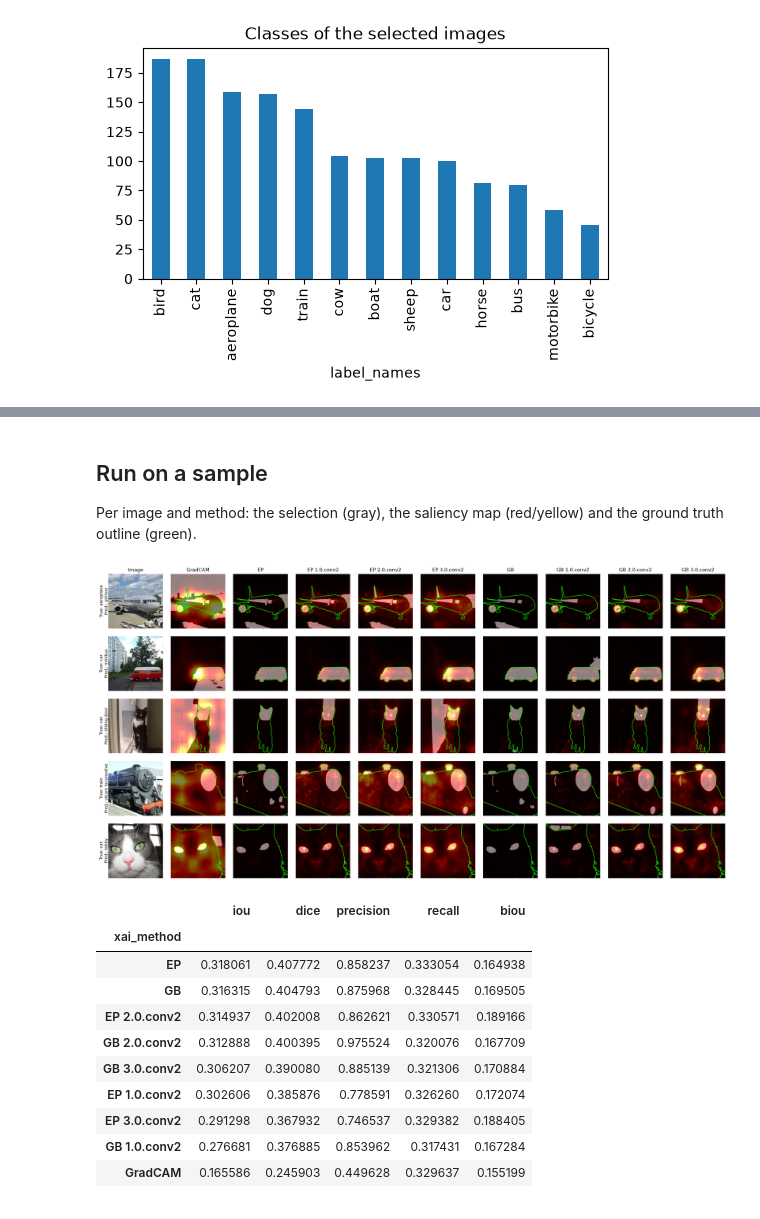
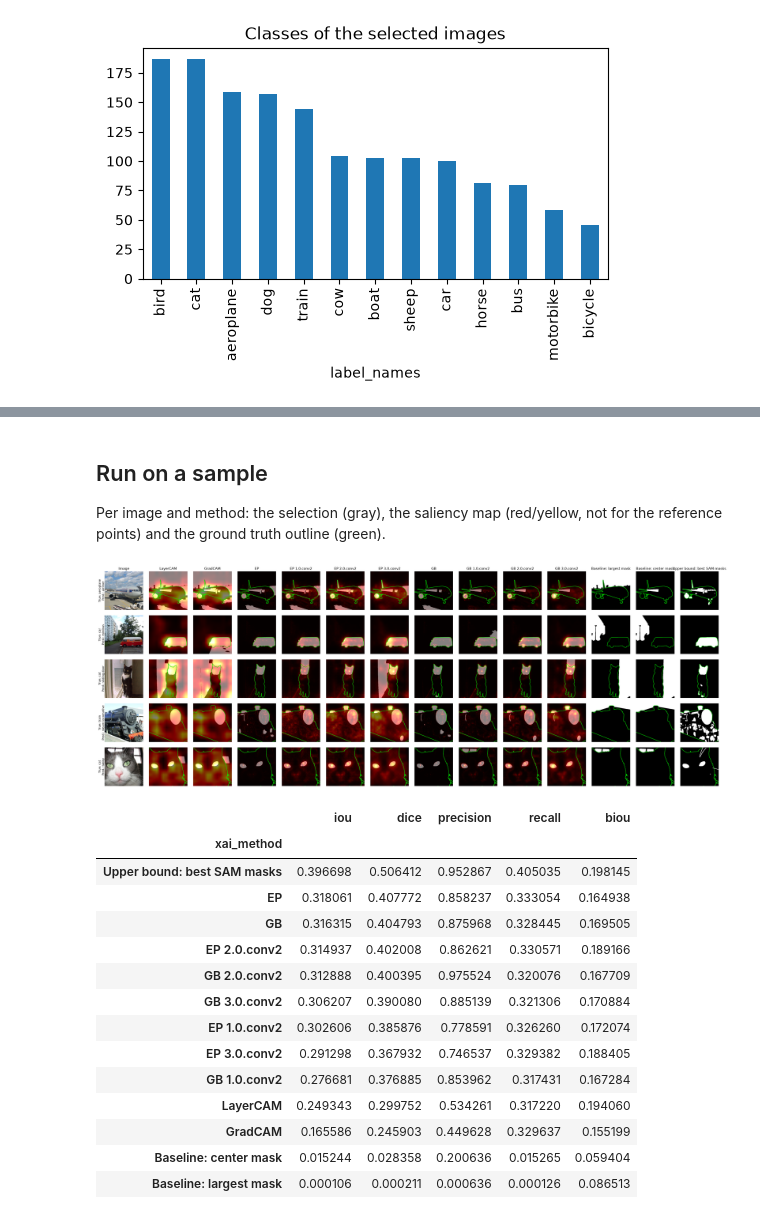
Before and after one commit to EagleEyeElite/image-subject-selection, a Jupyter notebook: notebooks/evaluation.ipynb, the cells around one changed output, grey strips where cells are left out. Cells and saved outputs as stored; diff of their text form; code cells hidden in the pictures.

```diff
--- a/notebooks/evaluation.ipynb
+++ b/notebooks/evaluation.ipynb
@@ -51,21 +52,4 @@ EP = LRP with the Epsilon-Plus rule, GB = Epsilon-Gamma-Box; with a layer name t
 # %%
-def lrp(composite, layer=None):
-    return LRP(resnet, composite(canonizers=[SequentialMergeBatchNorm()]), layer)
-
-epsilon_plus = EpsilonPlus
-gamma_box = lambda canonizers: EpsilonGammaBox(low=-3, high=3, canonizers=canonizers)
-
-xai_methods = {
-    "GradCAM": GradCAM(resnet, resnet.layer4),
-    "EP": lrp(epsilon_plus),
-    **{f"EP {layer}": lrp(epsilon_plus, f"layer{layer}") for layer in ("1.0.conv2", "2.0.conv2", "3.0.conv2")},
-    "GB": lrp(gamma_box),
-    **{f"GB {layer}": lrp(gamma_box, f"layer{layer}") for layer in ("1.0.conv2", "2.0.conv2", "3.0.conv2")},
-}
-
-metrics = {
-    "iou": IoU(), "precision": Precision(), "recall": Recall(), "f1": F1Score(), "dice": DiceCoefficient(),
-    "biou": BoundaryIoU(dilation_radius=3), "asd": AverageSurfaceDistance(),
-    "assd": AverageSymmetricSurfaceDistance(dilation_radius=3), "hd": HausdorffDistance(),
-    "nsd": NormalizedSurfaceDistance(),
-}
+xai_methods = default_xai_methods(resnet)
+metrics = default_metrics()
+list(xai_methods)
@@ -72,7 +67,8 @@ metrics = {
 # %% [markdown]
 ## Run on a sample
 
-Per image and method: the selection (gray), the saliency map (red/yellow) and the ground truth outline (green).
+Per image and method: the selection (gray), the saliency map (red/yellow, not for the reference points) and the
+ground truth outline (green).
 # %%
 evaluator = Evaluator(resnet, sam, xai_methods, metrics)
 sample = random.sample(list(candidates["dataset_idx"]), N_SAMPLES)
@@ -80,13 +76,15 @@ sample = random.sample(list(candidates["dataset_idx"]), N_SAMPLES)
 outputs = [evaluator(*pascal[idx], idx) for idx in sample]
 plotting.evaluation_grid(outputs);
 # %% [output]
-[figure, old version]
+[figure, new version]
 # %%
+COLUMNS = ["iou", "dice", "precision", "recall", "biou"]
 results = evaluator.results
-results.groupby("xai_method")[["iou", "dice", "precision", "recall", "biou"]].mean().sort_values("iou", ascending=False)
+results.groupby("xai_method")[COLUMNS].mean().sort_values("iou", ascending=False)
 # %% [output]
 |  | iou | dice | precision | recall | biou |
 | xai_method |  |  |  |  |  |
+| Upper bound: best SAM masks | 0.396698 | 0.506412 | 0.952867 | 0.405035 | 0.198145 |
 | EP | 0.318061 | 0.407772 | 0.858237 | 0.333054 | 0.164938 |
 | GB | 0.316315 | 0.404793 | 0.875968 | 0.328445 | 0.169505 |
 | EP 2.0.conv2 | 0.314937 | 0.402008 | 0.862621 | 0.330571 | 0.189166 |
@@ -95,7 +93,10 @@ results.groupby("xai_method")[["iou", "dice", "precision", "recall", "biou"]].me
 | EP 1.0.conv2 | 0.302606 | 0.385876 | 0.778591 | 0.326260 | 0.172074 |
 | EP 3.0.conv2 | 0.291298 | 0.367932 | 0.746537 | 0.329382 | 0.188405 |
 | GB 1.0.conv2 | 0.276681 | 0.376885 | 0.853962 | 0.317431 | 0.167284 |
+| LayerCAM | 0.249343 | 0.299752 | 0.534261 | 0.317220 | 0.194060 |
 | GradCAM | 0.165586 | 0.245903 | 0.449628 | 0.329637 | 0.155199 |
+| Baseline: center mask | 0.015244 | 0.028358 | 0.200636 | 0.015265 | 0.059404 |
+| Baseline: largest mask | 0.000106 | 0.000211 | 0.000636 | 0.000126 | 0.086513 |
 # %%
 print("saved:", save_results(results, "pascal_voc_sample"))
 # %% [output]
```
Also changed, not shown: parts of 7 cells of this notebook, 23 other files.
